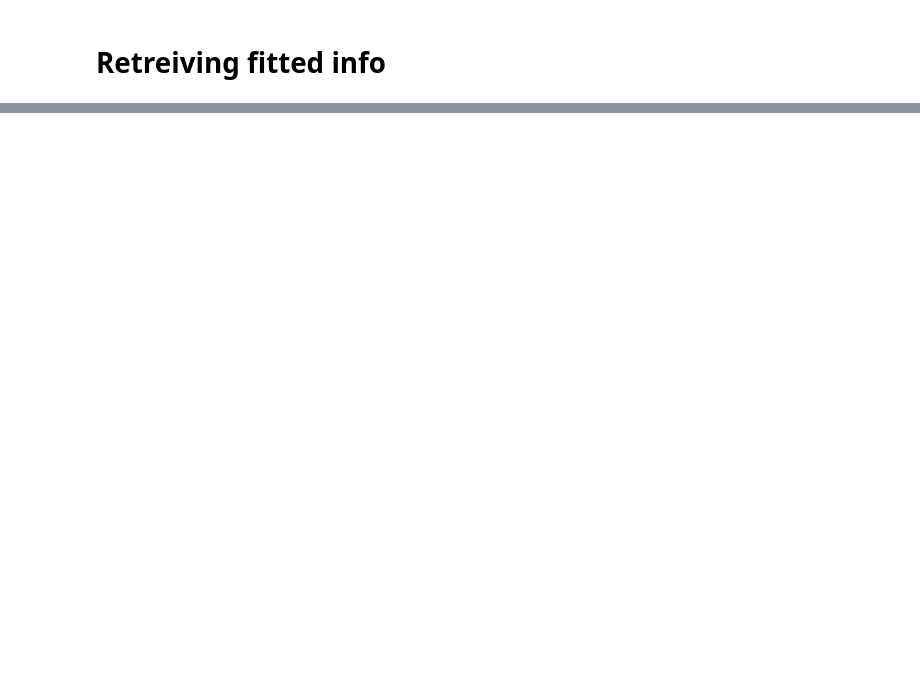
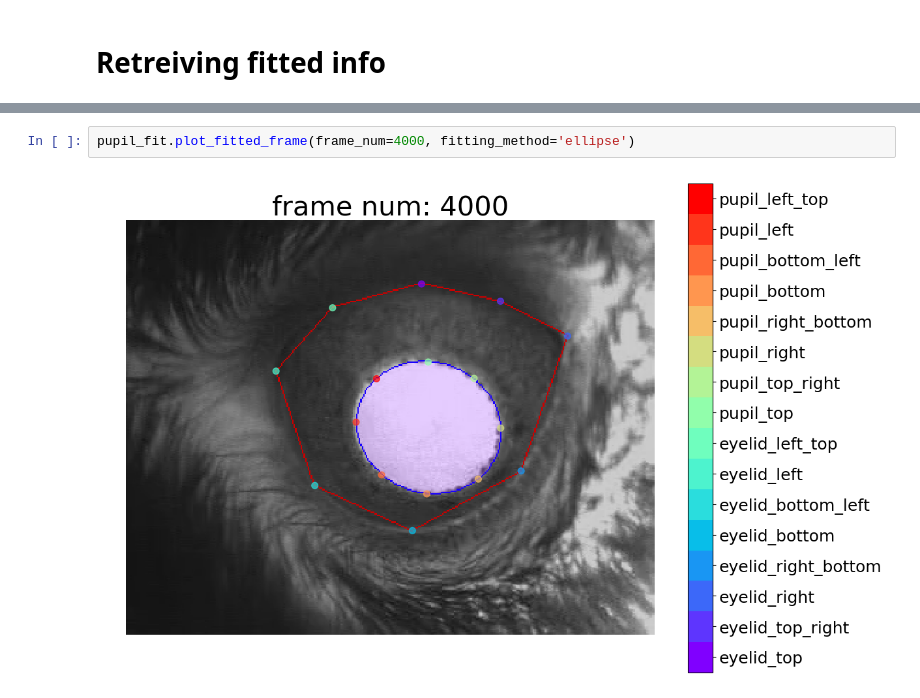
Before and after one commit to cajal/pipeline, a Jupyter notebook: python/example/how_to_use_DLC_pupil_tracking.ipynb, the cells around one changed output, grey strips where cells are left out. Drawn from its saved outputs; the diff is of its cells as text; blank space fills up the shorter version.

```diff
--- a/python/example/how_to_use_DLC_pupil_tracking.ipynb
+++ b/python/example/how_to_use_DLC_pupil_tracking.ipynb
@@ -49,0 +155,4 @@ major_r, minor_r, center = (pupil_new.FittedContourDeeplabcut.Ellipse() & key).f
+# %%
+pupil_fit.plot_fitted_frame(frame_num=4000, fitting_method='ellipse')
+# %% [output]
+[figure, added]
```
Also changed, not shown: parts of 23 cells of this notebook.
